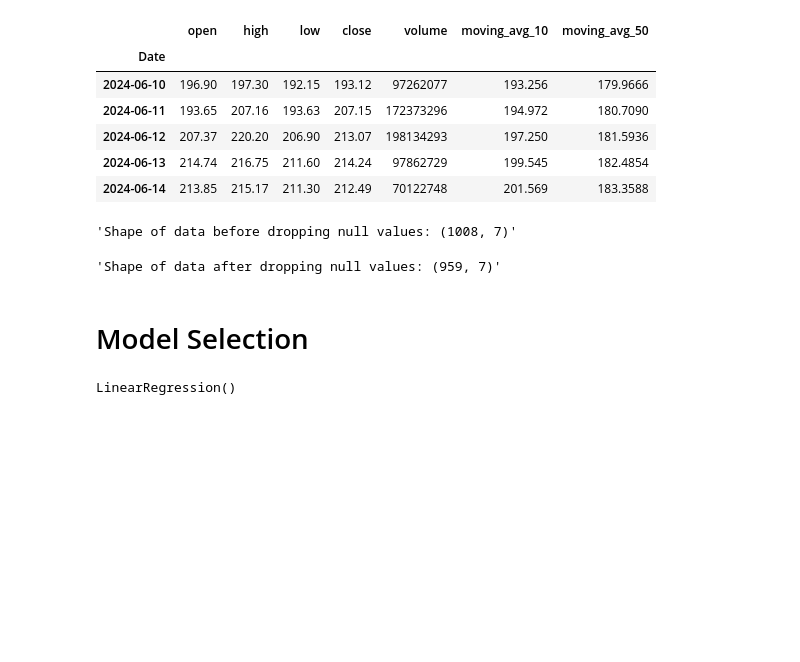
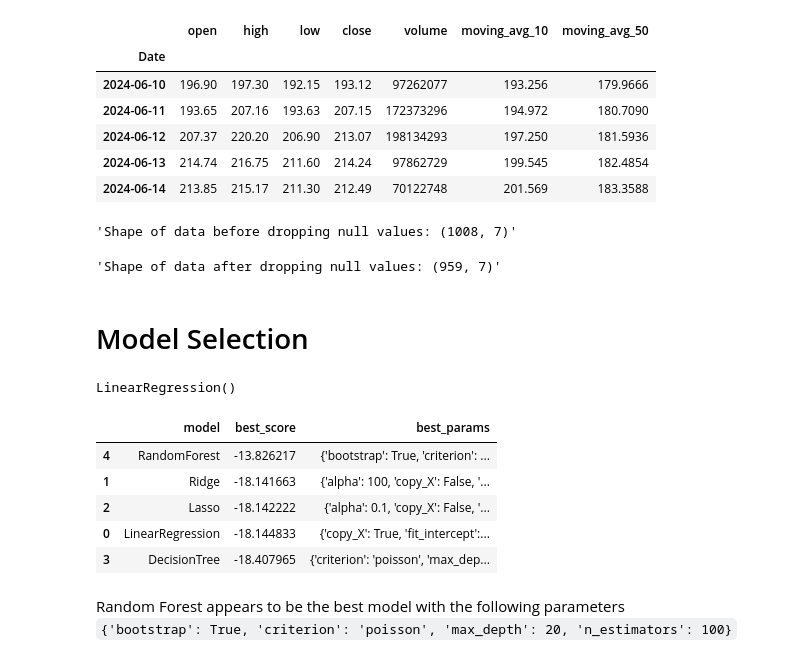
Before and after one commit to Asifdotexe/StoDir, a Jupyter notebook: code/stock-price-predictor.ipynb, the cells around one changed output. Drawn from its saved outputs; the diff is of its cells as text; code cells hidden in the pictures; blank space fills up the shorter version.

Commit message:
#3 got the best model and best parameters

```diff
--- a/code/stock-price-predictor.ipynb
+++ b/code/stock-price-predictor.ipynb
@@ -1,5 +1,5 @@
 # %%
-import tqdm
+from tqdm import tqdm
 import pandas as pd
 import numpy as np
 import matplotlib.pyplot as plt
@@ -9,6 +9,9 @@ from sklearn.model_selection import train_test_split, GridSearchCV, ShuffleSplit
 from sklearn.linear_model import LinearRegression, Ridge, Lasso
 from sklearn.tree import DecisionTreeRegressor
 from sklearn.ensemble import RandomForestRegressor
+import warnings
+warnings.filterwarnings("ignore")
+pd.set_option('display.max_colwidth', None)
 # %%
 # reading the data
 df = pd.read_csv(r"..\data\AAPL Stock Price (15-06-204 and last 4 years).csv",
@@ -165,24 +168,31 @@ def best_model_gridsearch(independent_variables: pd.DataFrame,
             }
         },
 
-        'SVR': {
-            'model': SVR(),
-            'params': {
-                'C': [0.1, 1, 10],
-                'gamma': ['scale', 'auto'],
-                'kernel': ['linear', 'poly', 'rbf', 'sigmoid']
-            }
-        }
+#         'SVR': {
+#             'model': SVR(),
+#             'params': {
+#                 'C': [0.1, 1, 10],
+#                 'gamma': ['scale', 'auto'],
+#                 'kernel': ['linear', 'poly', 'rbf', 'sigmoid']
+#             }
+#         }
     }
 
     scores = []
     cross_validation = ShuffleSplit(n_splits= 5, test_size= 0.2, random_state= 42)
 
+    # looping through the dict and configuring grid search
     for algorithm, config in tqdm(algorithms.items(), desc='Grid Searching Models'):
         grid_search = GridSearchCV(config['model'],config['params'],cv=cross_validation,
                                   scoring='neg_mean_squared_error',
                                   return_train_score=False)
-        grid_search.fit(independent_variables,dependent_variable)
+
+        # fitting the models
+        with tqdm(total=len(config['params']), desc=f"Searching {algorithm}", leave=False) as pbar:
+            for param_comb in grid_search.param_grid:
+                grid_search.fit(independent_variables, dependent_variable)
+                pbar.update(1)
+
         scores.append({
             'model': algorithm,
             'best_score': grid_search.best_score_,
@@ -191,4 +201,16 @@ def best_model_gridsearch(independent_variables: pd.DataFrame,
 
     return pd.DataFrame(scores, columns=['model', 'best_score', 'best_params'])
 # %%
-best_model_gridsearch(independent_variables=x, dependent_variable=y)
+best_model = best_model_gridsearch(independent_variables=x, dependent_variable=y)
+# %%
+best_model.sort_values('best_score', ascending=False)
+# %% [output]
+|  | model | best_score | best_params |
+| 4 | RandomForest | -13.826217 | {'bootstrap': True, 'criterion': ... |
+| 1 | Ridge | -18.141663 | {'alpha': 100, 'copy_X': False, '... |
+| 2 | Lasso | -18.142222 | {'alpha': 0.1, 'copy_X': False, '... |
+| 0 | LinearRegression | -18.144833 | {'copy_X': True, 'fit_intercept':... |
+| 3 | DecisionTree | -18.407965 | {'criterion': 'poisson', 'max_dep... |
+# %% [markdown]
+Random Forest appears to be the best model with the following parameters <br>
+`{'bootstrap': True, 'criterion': 'poisson', 'max_depth': 20, 'n_estimators': 100}`
```
Also changed, not shown: parts of 1 cell of this notebook.
